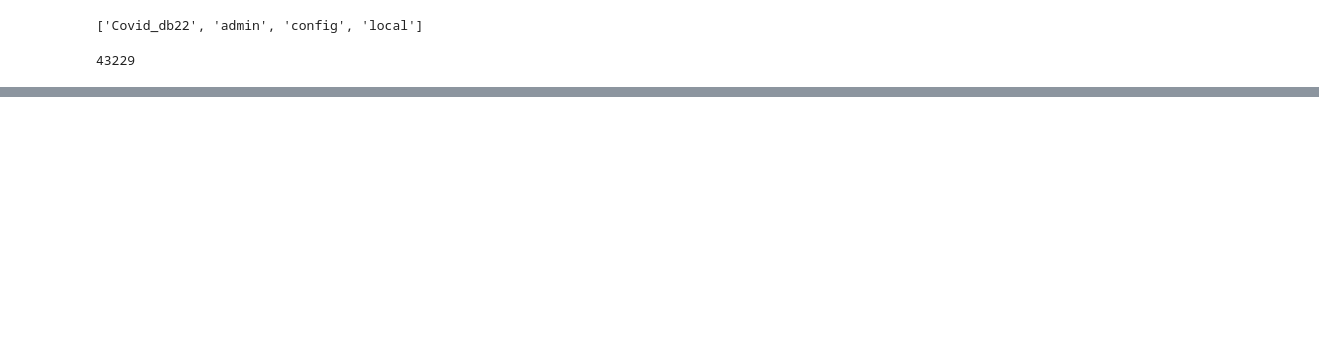
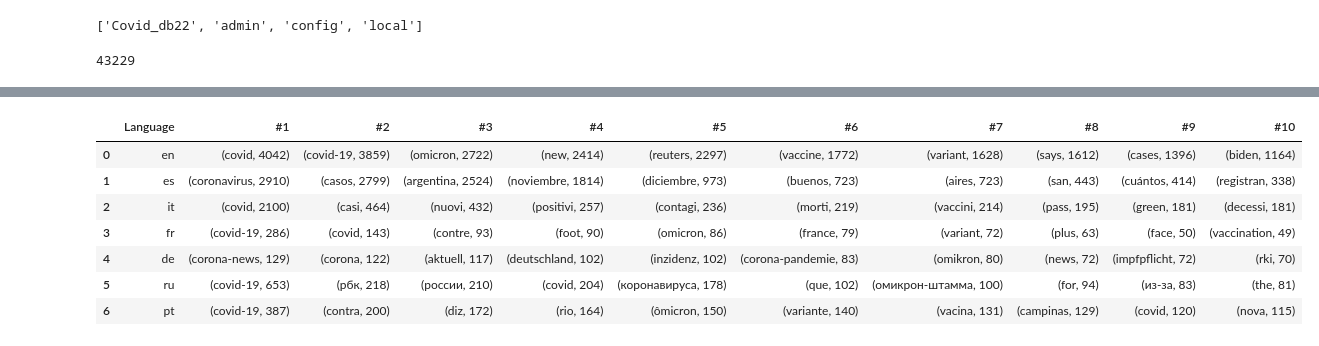
Before and after one commit to Grazeli/BDA_project, a Jupyter notebook: analysis.ipynb, the cells around one changed output, grey strips where cells are left out. Saved outputs shown, nothing was run; the diff lists cells and outputs as text; code cells hidden in the pictures; blank space fills up the shorter version.

```diff
--- a/analysis.ipynb
+++ b/analysis.ipynb
@@ -65,0 +132,16 @@ fig.show()
+# %%
+# Countries
+with open('country_dict.pkl', 'rb') as f:
+    loaded_dict = pickle.load(f)
+
+results = []
+total_articles = covidDB.count_documents({})
+
+for category in loaded_dict.keys():
+    count = covidDB.count_documents({'source.id': {'$in': loaded_dict[category]}})
+    percentage = (count / total_articles) * 100
+    results.append((category, count, percentage))
+
+df = pd.DataFrame(results, columns=['Country', 'Number of articles', 'Percentage'])
+df = df.sort_values(by=['Number of articles'],ascending=False)
+df
@@ -106,0 +228,6 @@ count = get_counter_from_query(test, att)
+# %%
+number_most_common = 10
+att = 'title'
+count = get_counter_from_query({}, att)
+
+print(count.most_common(number_most_common))
@@ -106,0 +259,31 @@ count = get_counter_from_query(test, att)
+# %%
+# Languages on title
+with open('language_dict.pkl', 'rb') as f:
+    loaded_dict = pickle.load(f)
+
+results = []
+number_most_common = 10
+att = 'title'
+
+languages = ['en', 'es', 'it', 'fr', 'de', 'ru', 'pt']
+
+for lang in languages:
+    count = get_counter_from_query({'source.id': {'$in': loaded_dict[lang]}}, att, lang)
+    tuple_words = tuple(count.most_common(number_most_common))
+
+    row = (lang, ) + tuple_words
+
+    results.append(row)
+
+columns = ['Language'] + ['#' + str(x+1) for x in range(number_most_common)]
+df = pd.DataFrame(results, columns=columns)
+df
+# %% [output]
+|  | Language | #1 | #2 | #3 | #4 | #5 | #6 | #7 | #8 | #9 | #10 |
+| 0 | en | (covid, 4042) | (covid-19, 3859) | (omicron, 2722) | (new, 2414) | (reuters, 2297) | (vaccine, 1772) | (variant, 1628) | (says, 1612) | (cases, 1396) | (biden, 1164) |
+| 1 | es | (coronavirus, 2910) | (casos, 2799) | (argentina, 2524) | (noviembre, 1814) | (diciembre, 973) | (buenos, 723) | (aires, 723) | (san, 443) | (cuántos, 414) | (registran, 338) |
+| 2 | it | (covid, 2100) | (casi, 464) | (nuovi, 432) | (positivi, 257) | (contagi, 236) | (morti, 219) | (vaccini, 214) | (pass, 195) | (green, 181) | (decessi, 181) |
+| 3 | fr | (covid-19, 286) | (covid, 143) | (contre, 93) | (foot, 90) | (omicron, 86) | (france, 79) | (variant, 72) | (plus, 63) | (face, 50) | (vaccination, 49) |
+| 4 | de | (corona-news, 129) | (corona, 122) | (aktuell, 117) | (deutschland, 102) | (inzidenz, 102) | (corona-pandemie, 83) | (omikron, 80) | (news, 72) | (impfpflicht, 72) | (rki, 70) |
+| 5 | ru | (covid-19, 653) | (рбк, 218) | (россии, 210) | (covid, 204) | (коронавируса, 178) | (que, 102) | (омикрон-штамма, 100) | (for, 94) | (из-за, 83) | (the, 81) |
+| 6 | pt | (covid-19, 387) | (contra, 200) | (diz, 172) | (rio, 164) | (ômicron, 150) | (variante, 140) | (vacina, 131) | (campinas, 129) | (covid, 120) | (nova, 115) |
```
Also changed, not shown: parts of 28 cells of this notebook, 1 other file.
